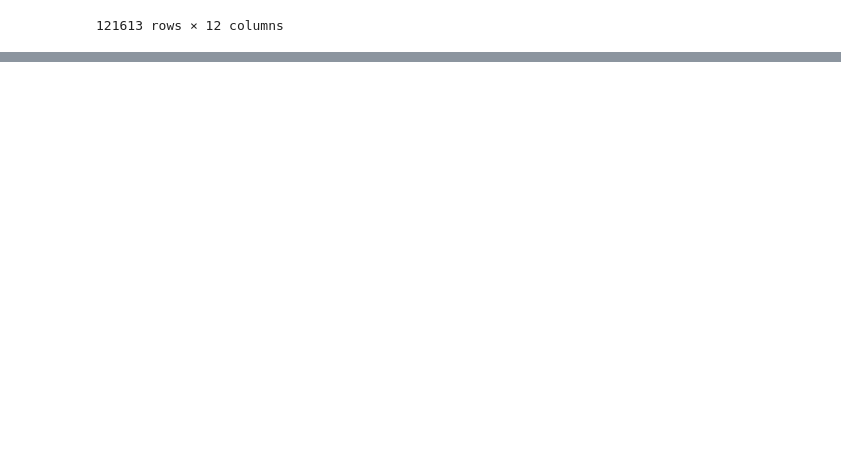
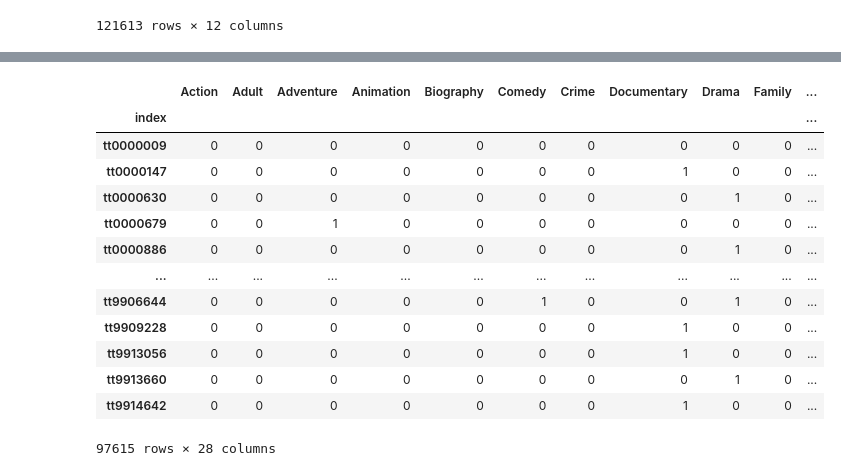
Before and after one commit to Zbtinp/IMDb, a Jupyter notebook: US Movie Analysis.ipynb, the cells around one changed output, grey strips where cells are left out. Saved outputs shown, nothing was run; the diff lists cells and outputs as text; code cells hidden in the pictures; blank space fills up the shorter version.

```diff
--- a/US Movie Analysis.ipynb
+++ b/US Movie Analysis.ipynb
@@ -346,0 +376,18 @@ crew.head()
+# %%
+genre = df['genres'].str.get_dummies(sep=',')
+genre
+# %% [output]
+|  | Action | Adult | Adventure | Animation | Biography | Comedy | Crime | Documentary | Drama | Family | ... |
+| index |  |  |  |  |  |  |  |  |  |  | ... |
+| tt0000009 | 0 | 0 | 0 | 0 | 0 | 0 | 0 | 0 | 0 | 0 | ... |
+| tt0000147 | 0 | 0 | 0 | 0 | 0 | 0 | 0 | 1 | 0 | 0 | ... |
+| tt0000630 | 0 | 0 | 0 | 0 | 0 | 0 | 0 | 0 | 1 | 0 | ... |
+| tt0000679 | 0 | 0 | 1 | 0 | 0 | 0 | 0 | 0 | 0 | 0 | ... |
+| tt0000886 | 0 | 0 | 0 | 0 | 0 | 0 | 0 | 0 | 1 | 0 | ... |
+| ... | ... | ... | ... | ... | ... | ... | ... | ... | ... | ... | ... |
+| tt9906644 | 0 | 0 | 0 | 0 | 0 | 1 | 0 | 0 | 1 | 0 | ... |
+| tt9909228 | 0 | 0 | 0 | 0 | 0 | 0 | 0 | 1 | 0 | 0 | ... |
+| tt9913056 | 0 | 0 | 0 | 0 | 0 | 0 | 0 | 1 | 0 | 0 | ... |
+| tt9913660 | 0 | 0 | 0 | 0 | 0 | 0 | 0 | 0 | 1 | 0 | ... |
+| tt9914642 | 0 | 0 | 0 | 0 | 0 | 0 | 0 | 1 | 0 | 0 | ... |
+97615 rows × 28 columns
```
Also changed, not shown: parts of 23 cells of this notebook.
